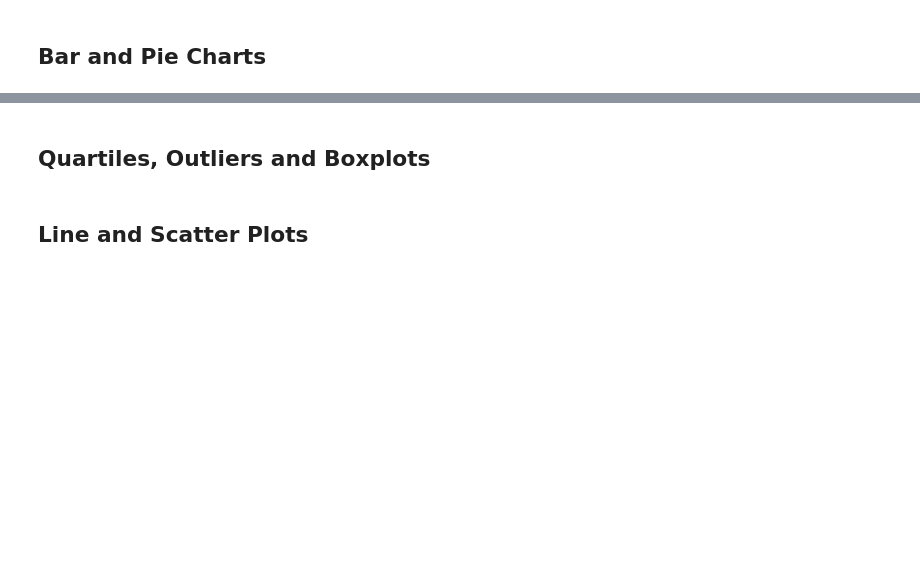
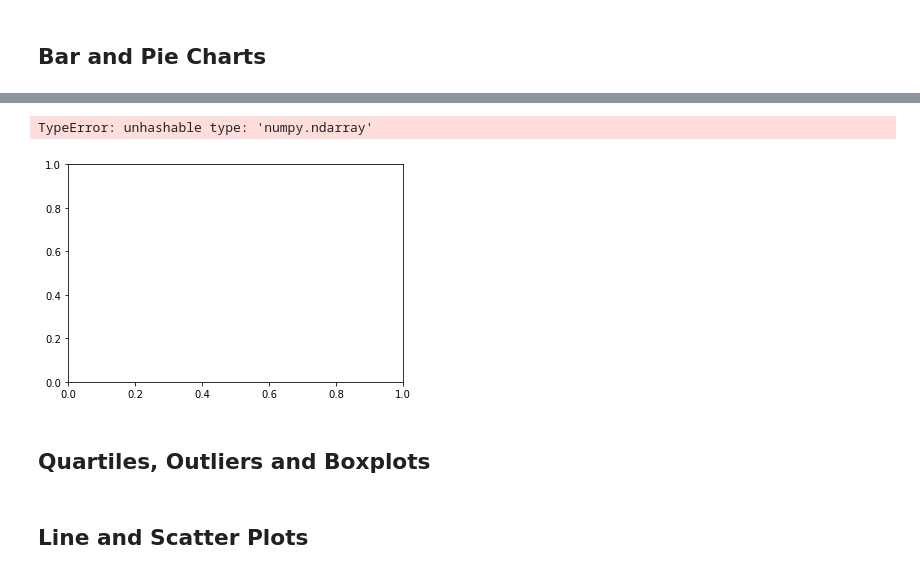
Before and after one commit to theesacker/Matplotlib-Challenge, a Jupyter notebook: pymaceuticals_starter.ipynb, the cells around one changed output, grey strips where cells are left out. Saved outputs shown, nothing was run; the diff lists cells and outputs as text; code cells hidden in the pictures; blank space fills up the shorter version.

```diff
--- a/pymaceuticals_starter.ipynb
+++ b/pymaceuticals_starter.ipynb
@@ -139,5 +223,13 @@ Combined_regimen_df
 # %%
 # Generate a bar plot showing the total number of unique mice tested on each drug regimen using pyplot.
+y_axis = mice_count
+tick_locations = [value+0.4 for value in x_axis]
+# %%
+plt.bar(regimen_df["Drug Regimen"], y_axis, color='g', alpha=0.5, align="edge")
+plt.xticks(tick_locations, regimen_df["Drug Regimen"], rotation="vertical")
+# %% [output]
+TypeError: unhashable type: 'numpy.ndarray'
+[figure, added]
 # %%
 # Generate a pie plot showing the distribution of female versus male mice using pandas
 # %%
```
Also changed, not shown: parts of 9 cells of this notebook.
